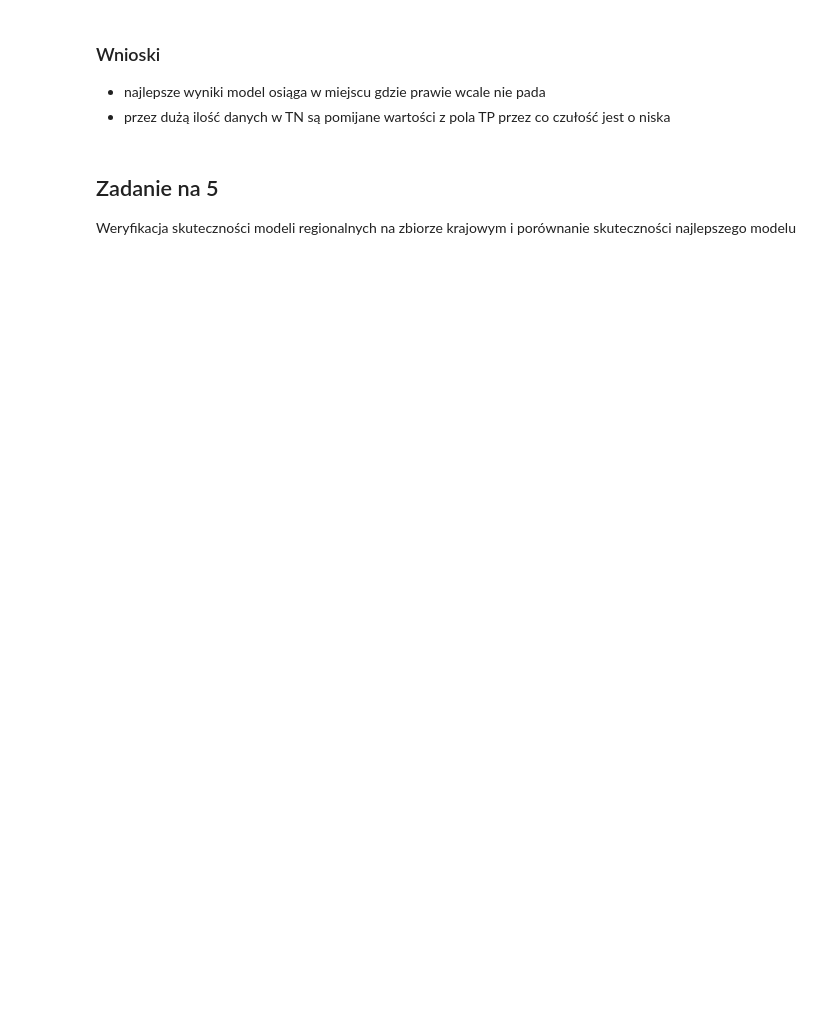
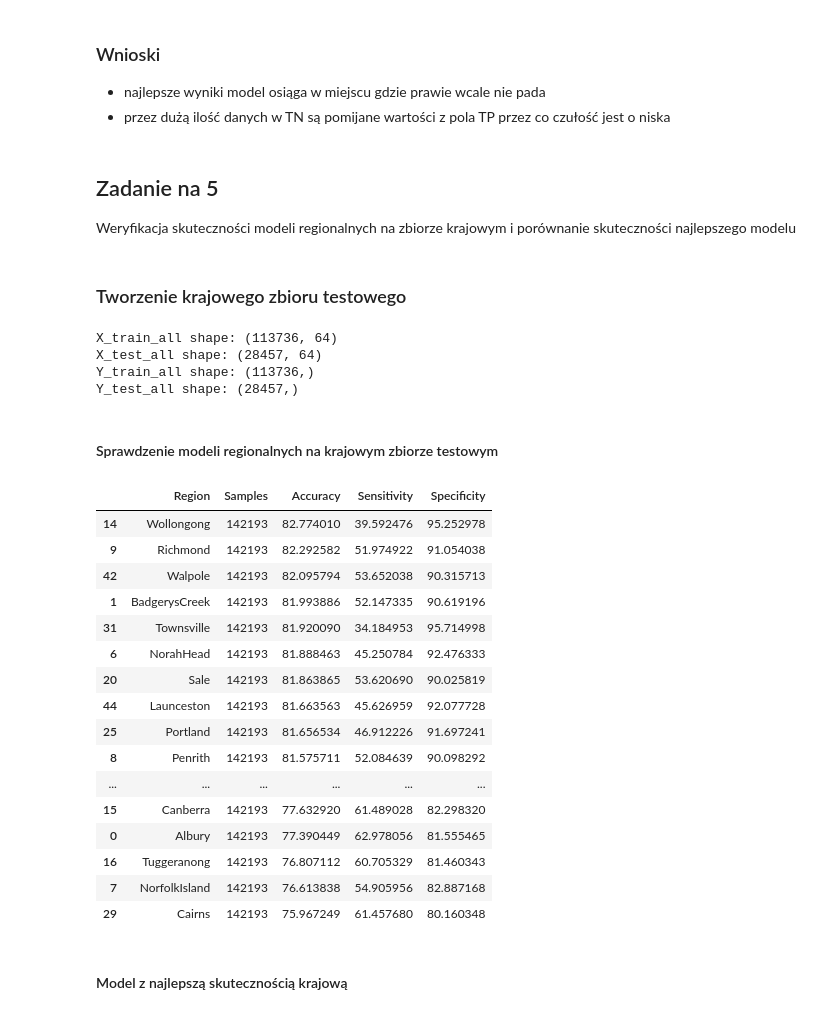
Before and after one commit to Lecrut/ai-ml_studies, a Jupyter notebook: pum/3_259199_Filip_Lecrut.ipynb, the cells around one changed output. Drawn from its saved outputs; the diff is of its cells as text; code cells hidden in the pictures; blank space fills up the shorter version.

```diff
--- a/pum/3_259199_Filip_Lecrut.ipynb
+++ b/pum/3_259199_Filip_Lecrut.ipynb
@@ -604,3 +608,70 @@ Accuracy: 0.9448160535117057, Sensitivity: 0.3, Specificity: 0.9910394265232975
 # %% [markdown]
 ## Zadanie na 5
 Weryfikacja skuteczności modeli regionalnych na zbiorze krajowym i porównanie skuteczności najlepszego modelu
+# %% [markdown]
+### Tworzenie krajowego zbioru testowego
+# %%
+X_train_all = []
+X_test_all = []
+Y_train_all = []
+Y_test_all = []
+
+for region in region_data:
+    X_train_all.append(region_data[region]['X_train'].toarray() if hasattr(region_data[region]['X_train'], 'toarray') else region_data[region]['X_train'])
+    X_test_all.append(region_data[region]['X_test'].toarray() if hasattr(region_data[region]['X_test'], 'toarray') else region_data[region]['X_test'])
+    Y_train_all.append(region_data[region]['y_train'].values)
+    Y_test_all.append(region_data[region]['y_test'].values)
+
+X_train_all = np.vstack(X_train_all)
+X_test_all = np.vstack(X_test_all)
+Y_train_all = np.concatenate(Y_train_all)
+Y_test_all = np.concatenate(Y_test_all)
+
+print("X_train_all shape:", X_train_all.shape)
+print("X_test_all shape:", X_test_all.shape)
+print("Y_train_all shape:", Y_train_all.shape)
+print("Y_test_all shape:", Y_test_all.shape)
+# %% [output]
+X_train_all shape: (113736, 64)
+X_test_all shape: (28457, 64)
+Y_train_all shape: (113736,)
+Y_test_all shape: (28457,)
+# %% [markdown]
+#### Sprawdzenie modeli regionalnych na krajowym zbiorze testowym
+# %%
+results = []
+
+for region in regions:
+    model = region_models[region]
+    y_pred_all = model.predict(X_test_all)
+    accuracy, sensitivity, specificity = calculate_metrics(Y_test_all, y_pred_all)
+    results.append({
+        'Region': region,
+        'Samples': len(Y_train_all) + len(Y_test_all),
+        'Accuracy': accuracy*100,
+        'Sensitivity': sensitivity*100,
+        'Specificity': specificity*100,
+    })
+
+results_df = pd.DataFrame(results).sort_values(by='Accuracy', ascending=False)
+results_df
+# %% [output]
+|  | Region | Samples | Accuracy | Sensitivity | Specificity |
+| 14 | Wollongong | 142193 | 82.774010 | 39.592476 | 95.252978 |
+| 9 | Richmond | 142193 | 82.292582 | 51.974922 | 91.054038 |
+| 42 | Walpole | 142193 | 82.095794 | 53.652038 | 90.315713 |
+| 1 | BadgerysCreek | 142193 | 81.993886 | 52.147335 | 90.619196 |
+| 31 | Townsville | 142193 | 81.920090 | 34.184953 | 95.714998 |
+| 6 | NorahHead | 142193 | 81.888463 | 45.250784 | 92.476333 |
+| 20 | Sale | 142193 | 81.863865 | 53.620690 | 90.025819 |
+| 44 | Launceston | 142193 | 81.663563 | 45.626959 | 92.077728 |
+| 25 | Portland | 142193 | 81.656534 | 46.912226 | 91.697241 |
+| 8 | Penrith | 142193 | 81.575711 | 52.084639 | 90.098292 |
+| ... | ... | ... | ... | ... | ... |
+| 15 | Canberra | 142193 | 77.632920 | 61.489028 | 82.298320 |
+| 0 | Albury | 142193 | 77.390449 | 62.978056 | 81.555465 |
+| 16 | Tuggeranong | 142193 | 76.807112 | 60.705329 | 81.460343 |
+| 7 | NorfolkIsland | 142193 | 76.613838 | 54.905956 | 82.887168 |
+| 29 | Cairns | 142193 | 75.967249 | 61.457680 | 80.160348 |
+# %% [markdown]
+#### Model z najlepszą skutecznością krajową
```
Also changed, not shown: parts of 15 cells of this notebook.
